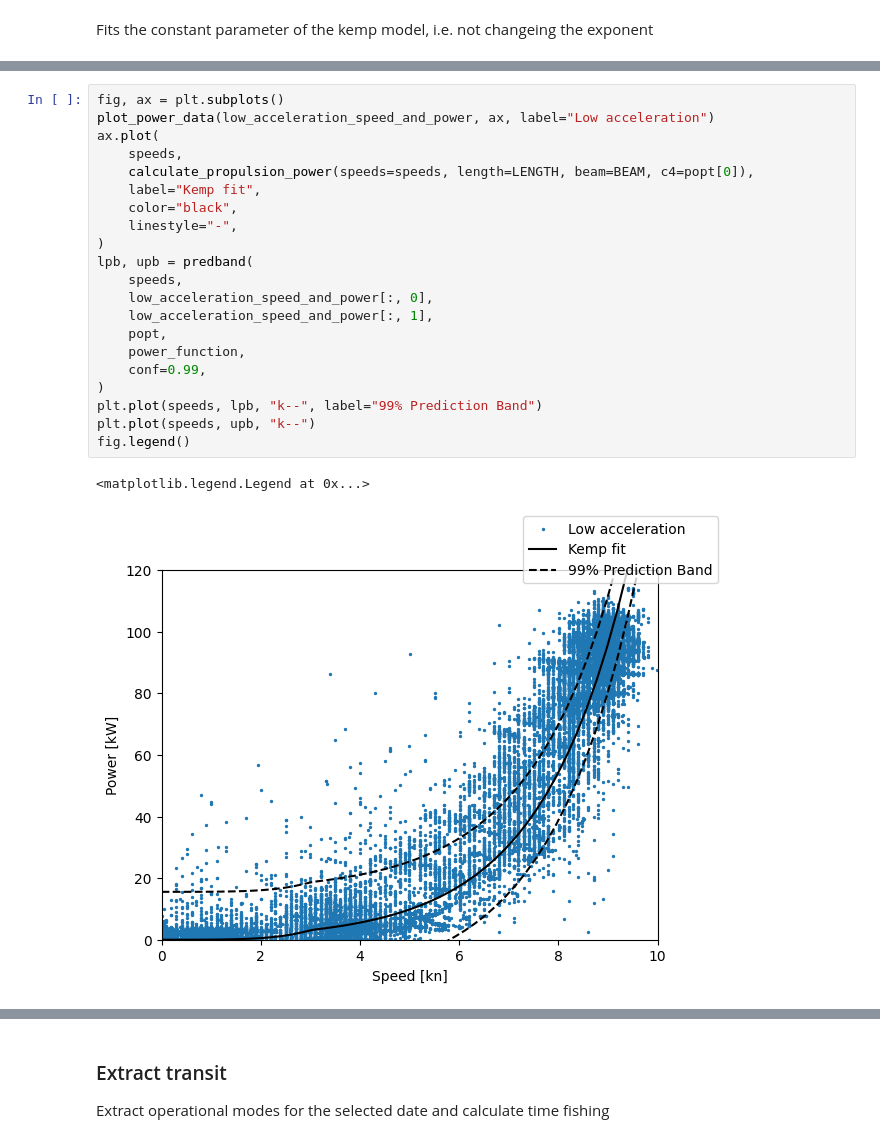
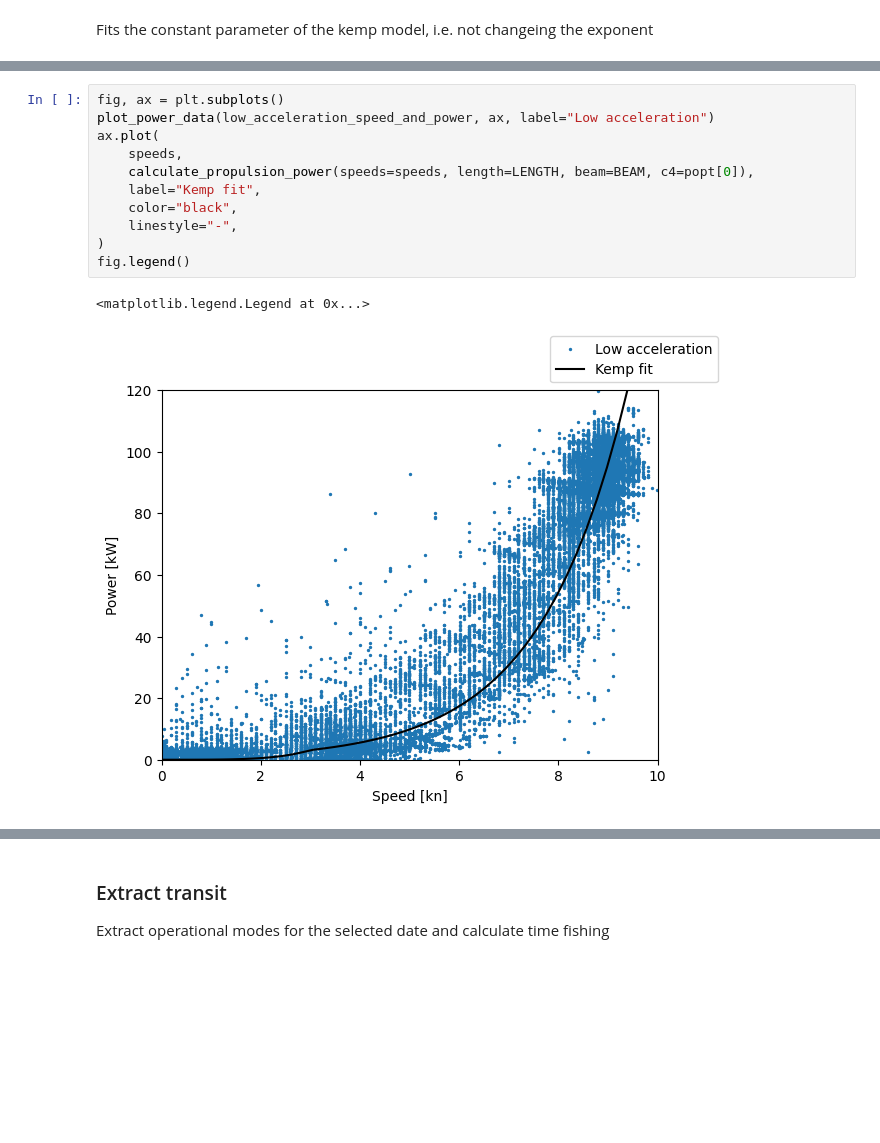
Before and after one commit to arvidsorfeldt/py-fish, a Jupyter notebook: fredrika.ipynb, the cells around one changed output, grey strips where cells are left out. Drawn from its saved outputs; the diff is of its cells as text; blank space fills up the shorter version.

```diff
--- a/fredrika.ipynb
+++ b/fredrika.ipynb
@@ -159,24 +161,14 @@ Power increawse with fit: 11.56%
 # %%
 fig, ax = plt.subplots()
 plot_power_data(low_acceleration_speed_and_power, ax, label="Low acceleration")
 ax.plot(
     speeds,
     calculate_propulsion_power(speeds=speeds, length=LENGTH, beam=BEAM, c4=popt[0]),
     label="Kemp fit",
     color="black",
     linestyle="-",
 )
-lpb, upb = predband(
-    speeds,
-    low_acceleration_speed_and_power[:, 0],
-    low_acceleration_speed_and_power[:, 1],
-    popt,
-    power_function,
-    conf=0.99,
-)
-plt.plot(speeds, lpb, "k--", label="99% Prediction Band")
-plt.plot(speeds, upb, "k--")
 fig.legend()
 # %% [output]
 <matplotlib.legend.Legend at 0x...>
-[figure, old version]
+[figure, new version]
```
Also changed, not shown: parts of 4 cells of this notebook.
